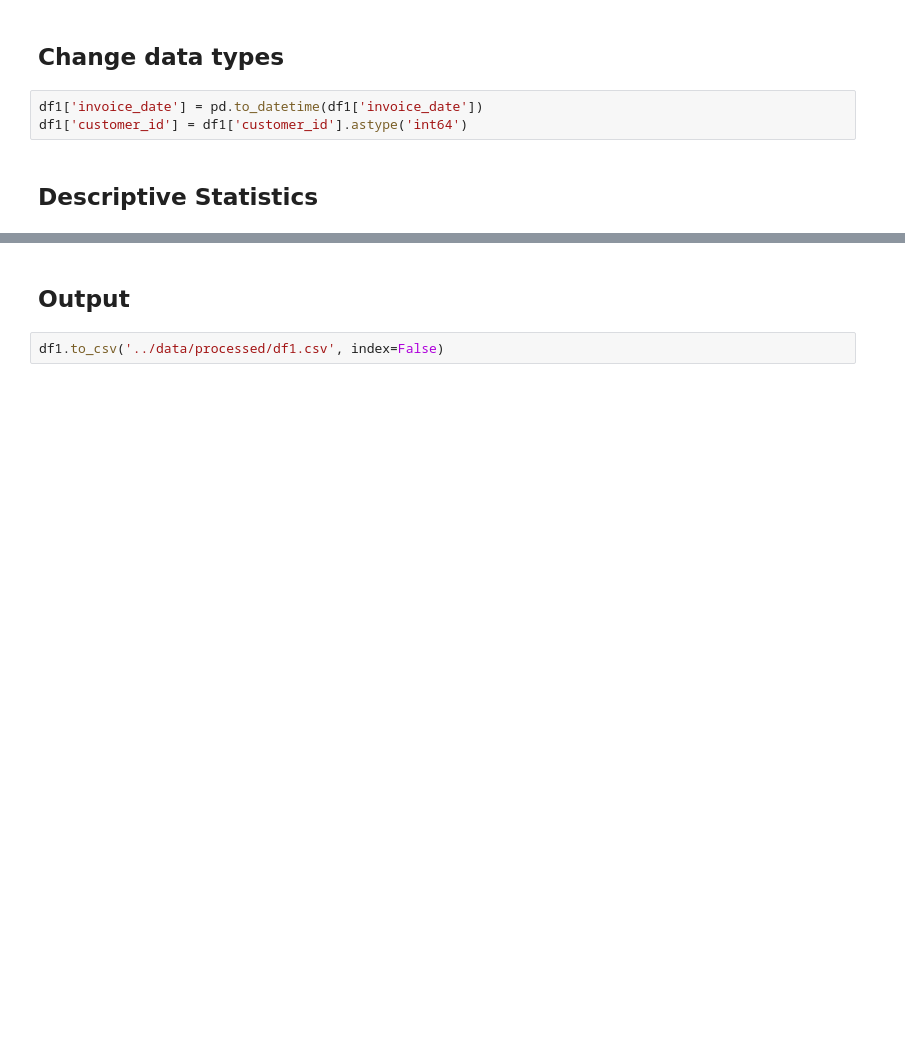
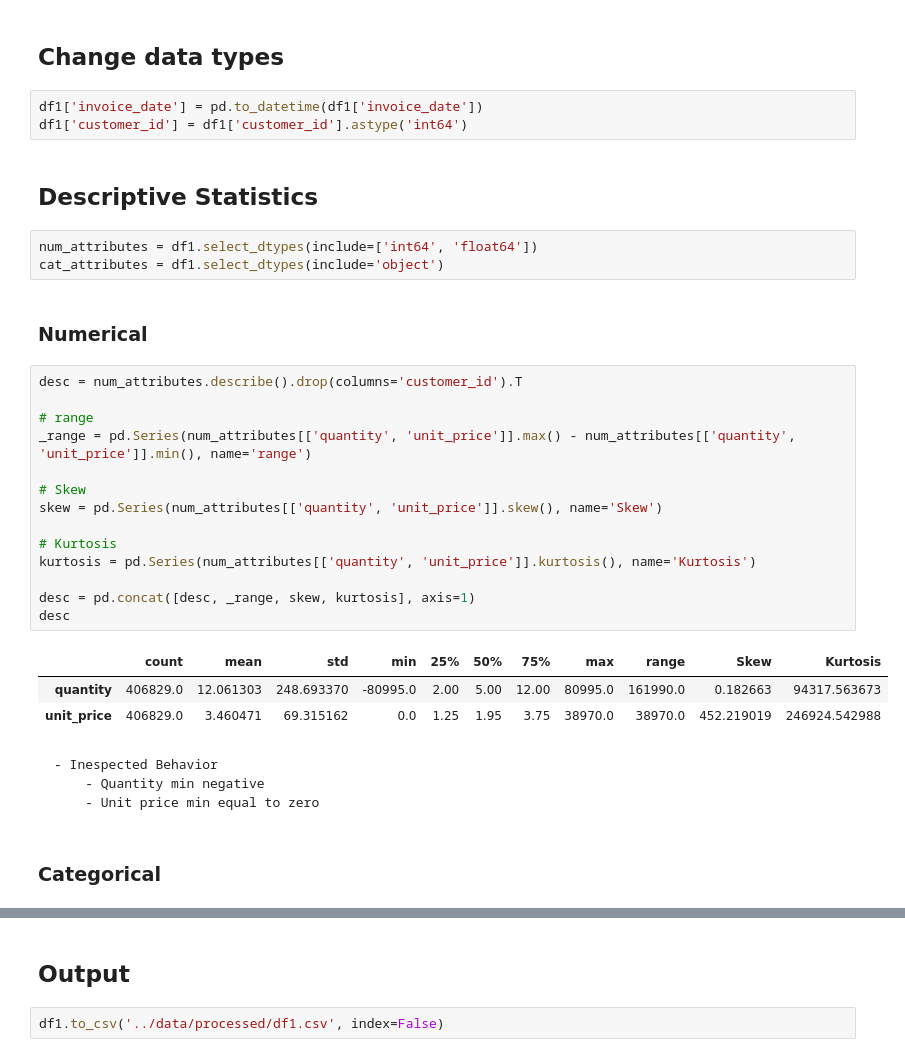
Before and after one commit to MarcosRMG/insiders_clustering, a Jupyter notebook: notebooks/insiders_clustering.ipynb, the cells around one changed output, grey strips where cells are left out. Cells and saved outputs as stored; diff of their text form; blank space fills up the shorter version.

```diff
--- a/notebooks/insiders_clustering.ipynb
+++ b/notebooks/insiders_clustering.ipynb
@@ -250,3 +256,32 @@ df1['invoice_date'] = pd.to_datetime(df1['invoice_date'])
 df1['customer_id'] = df1['customer_id'].astype('int64')
 # %% [markdown]
 ## Descriptive Statistics
+# %%
+num_attributes = df1.select_dtypes(include=['int64', 'float64'])
+cat_attributes = df1.select_dtypes(include='object')
+# %% [markdown]
+### Numerical
+# %%
+desc = num_attributes.describe().drop(columns='customer_id').T
+
+# range
+_range = pd.Series(num_attributes[['quantity', 'unit_price']].max() - num_attributes[['quantity', 'unit_price']].min(), name='range')
+
+# Skew
+skew = pd.Series(num_attributes[['quantity', 'unit_price']].skew(), name='Skew')
+
+# Kurtosis
+kurtosis = pd.Series(num_attributes[['quantity', 'unit_price']].kurtosis(), name='Kurtosis')
+
+desc = pd.concat([desc, _range, skew, kurtosis], axis=1)
+desc
+# %% [output]
+|  | count | mean | std | min | 25% | 50% | 75% | max | range | Skew | Kurtosis |
+| quantity | 406829.0 | 12.061303 | 248.693370 | -80995.0 | 2.00 | 5.00 | 12.00 | 80995.0 | 161990.0 | 0.182663 | 94317.563673 |
+| unit_price | 406829.0 | 3.460471 | 69.315162 | 0.0 | 1.25 | 1.95 | 3.75 | 38970.0 | 38970.0 | 452.219019 | 246924.542988 |
+# %% [markdown]
+    - Inespected Behavior
+        - Quantity min negative
+        - Unit price min equal to zero
+# %% [markdown]
+### Categorical
```
Also changed, not shown: parts of 28 cells of this notebook.
